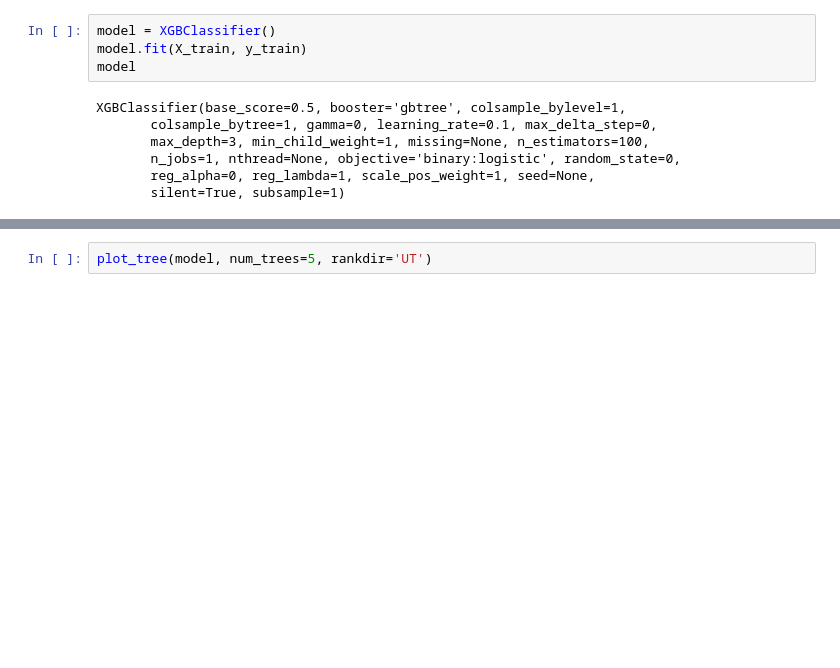
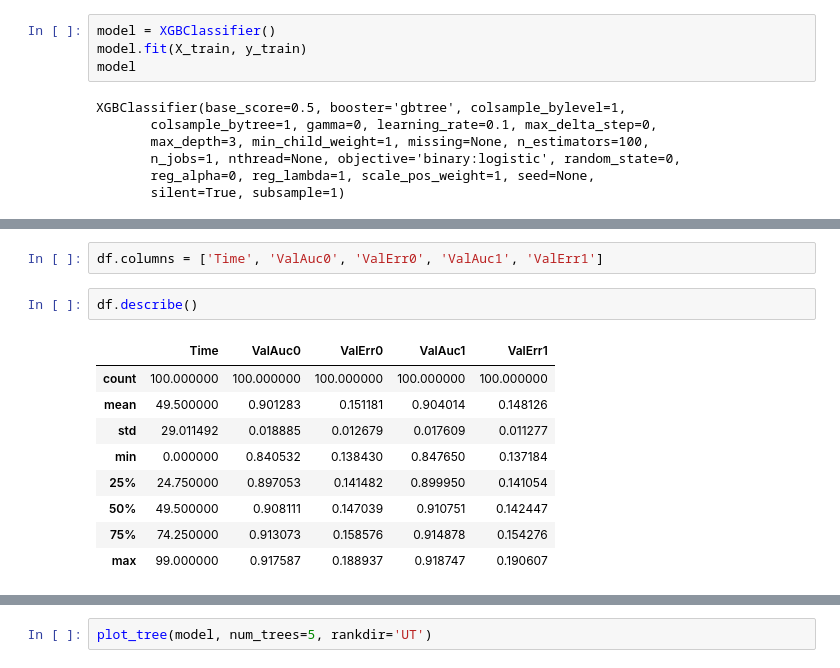
Before and after one commit to praveentn/hgwxx7, a Jupyter notebook: projects/classify/ml_python_xgbclassifier_income_category_1.ipynb, the cells around one changed output, grey strips where cells are left out. Saved outputs shown, nothing was run; the diff lists cells and outputs as text; blank space fills up the shorter version.

```diff
--- a/projects/classify/ml_python_xgbclassifier_income_category_1.ipynb
+++ b/projects/classify/ml_python_xgbclassifier_income_category_1.ipynb
@@ -359,0 +401,14 @@ XGBClassifier(base_score=0.5, booster='gbtree', colsample_bylevel=1,
+# %%
+df.columns = ['Time', 'ValAuc0', 'ValErr0', 'ValAuc1', 'ValErr1']
+# %%
+df.describe()
+# %% [output]
+|  | Time | ValAuc0 | ValErr0 | ValAuc1 | ValErr1 |
+| count | 100.000000 | 100.000000 | 100.000000 | 100.000000 | 100.000000 |
+| mean | 49.500000 | 0.901283 | 0.151181 | 0.904014 | 0.148126 |
+| std | 29.011492 | 0.018885 | 0.012679 | 0.017609 | 0.011277 |
+| min | 0.000000 | 0.840532 | 0.138430 | 0.847650 | 0.137184 |
+| 25% | 24.750000 | 0.897053 | 0.141482 | 0.899950 | 0.141054 |
+| 50% | 49.500000 | 0.908111 | 0.147039 | 0.910751 | 0.142447 |
+| 75% | 74.250000 | 0.913073 | 0.158576 | 0.914878 | 0.154276 |
+| max | 99.000000 | 0.917587 | 0.188937 | 0.918747 | 0.190607 |
```
Also changed, not shown: parts of 5 cells of this notebook.
